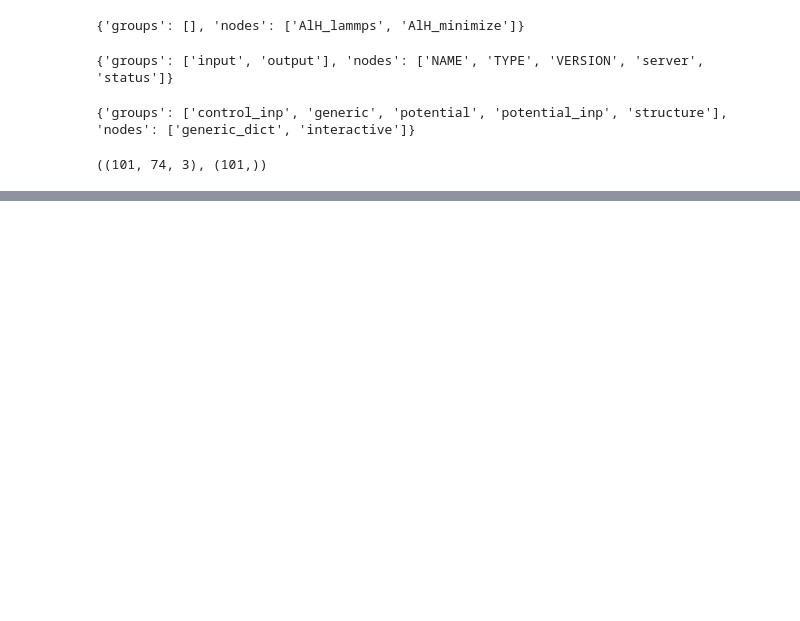
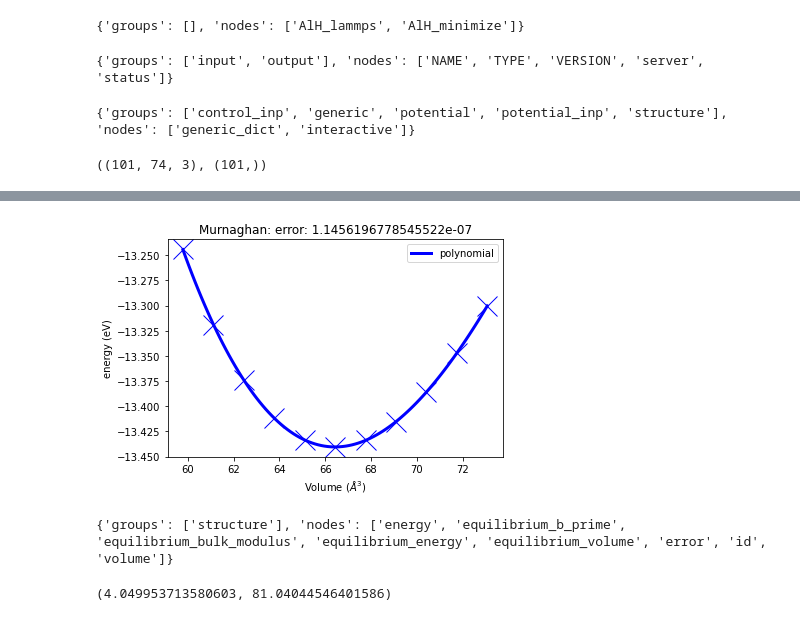
Before and after one commit to pyiron-workshop/pyiron-virtual-workshop-2020, a Jupyter notebook: tutorials/ex_1_introduction.ipynb, the cells around one changed output, grey strips where cells are left out. Saved outputs shown, nothing was run; the diff lists cells and outputs as text; code cells hidden in the pictures; blank space fills up the shorter version.

```diff
--- a/tutorials/ex_1_introduction.ipynb
+++ b/tutorials/ex_1_introduction.ipynb
@@ -224,0 +288,13 @@ Hint: use for loops and calc_minimize
+# %%
+pr = Project("demo/murnaghan_automatic")
+# %%
+# Initialize the Murnaghan "job"
+murn = pr.create_job(pr.job_type.Murnaghan, "murn_test")
+# Create a reference job which contains all simulation parameters
+job_ref = pr.create_job(pr.job_type.Lammps, "Al_ref")
+job_ref.structure = pr.create_ase_bulk("Al", cubic=True)
+job_ref.potential = 'Al_H_Ni_Angelo_eam'
+job_ref.calc_minimize()
+murn.ref_job = job_ref
+# %%
+murn.run()
@@ -224,0 +319,12 @@ Hint: use for loops and calc_minimize
+# %%
+murn.plot()
+# %% [output]
+[figure, added]
+# %%
+murn["output"]
+# %% [output]
+{'groups': ['structure'], 'nodes': ['energy', 'equilibrium_b_prime', 'equilibrium_bulk_modulus', 'equilibrium_energy', 'equilibrium_volume', 'error', 'id', 'volume']}
+# %%
+murn["output/equilibrium_volume"] ** (1/3), murn["output/equilibrium_bulk_modulus"]
+# %% [output]
+(4.049953713580603, 81.04044546401586)
```
Also changed, not shown: parts of 31 cells of this notebook.
